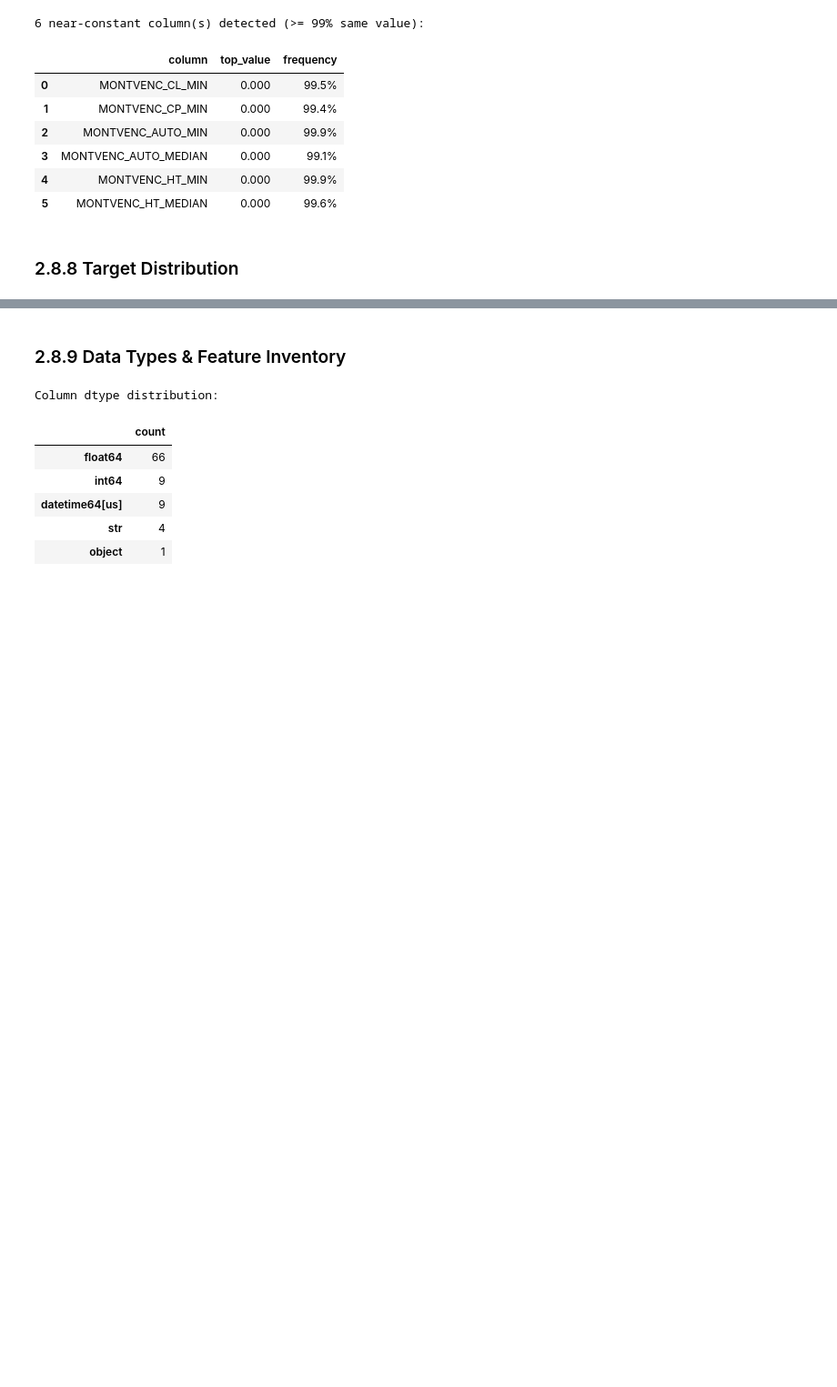
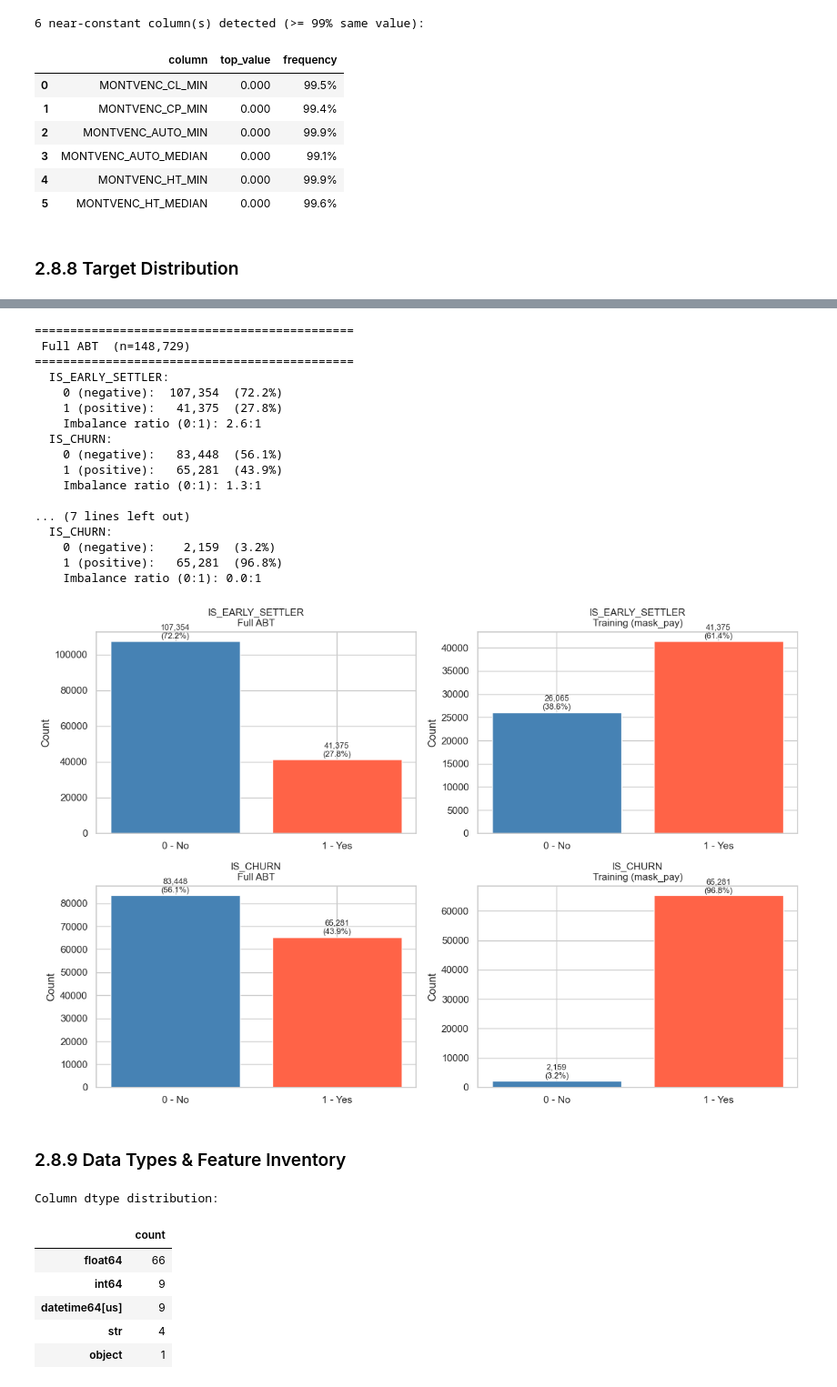
Before and after one commit to RuiSousaFerreiraIMS/Business_Case_BNP, a Jupyter notebook: notebooks/2a)Data_Preparation.ipynb, the cells around one changed output, grey strips where cells are left out. Shown at 91% size. Saved outputs shown, nothing was run; the diff lists cells and outputs as text; code cells hidden in the pictures; blank space fills up the shorter version.

Commit message:
update outputs, reflecting revised churn statistics.

```diff
--- a/notebooks/2a)Data_Preparation.ipynb
+++ b/notebooks/2a)Data_Preparation.ipynb
@@ -962,3 +927,59 @@ IS_CHURN:
+# %%
+assert "IS_EARLY_SETTLER" in abt.columns and "IS_CHURN" in abt.columns
+assert abt["IS_EARLY_SETTLER"].isnull().sum() == 0, "IS_EARLY_SETTLER has nulls!"
+assert abt["IS_CHURN"].isnull().sum() == 0, "IS_CHURN has nulls!"
+
+# mask_pay = customers with at least one settlement event (training population for both models)
+mask_pay = abt[abt[["EVER_SAN", "EVER_SOL", "EVER_RBT"]].eq(1).any(axis=1)]
+
+datasets = {"Full ABT": abt, "Training (mask_pay)": mask_pay}
+
+for label, df in datasets.items():
+    n = len(df)
+    print(f"{'='*45}")
+    print(f" {label}  (n={n:,})")
+    print(f"{'='*45}")
+    for target in ["IS_EARLY_SETTLER", "IS_CHURN"]:
+        n1 = df[target].sum()
+        n0 = n - n1
+        print(f"  {target}:")
+        print(f"    0 (negative): {n0:>8,}  ({n0/n*100:.1f}%)")
+        print(f"    1 (positive): {n1:>8,}  ({n1/n*100:.1f}%)")
+        print(f"    Imbalance ratio (0:1): {n0/n1:.1f}:1")
+    print()
+
+fig, axes = plt.subplots(2, 2, figsize=(12, 8))
+for col, (label, df) in enumerate(datasets.items()):
+    n = len(df)
+    for row, target in enumerate(["IS_EARLY_SETTLER", "IS_CHURN"]):
+        ax = axes[row, col]
+        counts = df[target].value_counts().sort_index()
+        ax.bar(["0 - No", "1 - Yes"], counts.values, color=["steelblue", "tomato"], edgecolor="white")
+        for i, v in enumerate(counts.values):
+            ax.text(i, v + n * 0.003, f"{v:,}\n({v/n*100:.1f}%)", ha="center", va="bottom", fontsize=9)
+        ax.set_title(f"{target}\n{label}", fontsize=11)
+        ax.set_ylabel("Count")
+plt.tight_layout()
+plt.show()
+# %% [output]
+=============================================
+ Full ABT  (n=148,729)
+=============================================
+  IS_EARLY_SETTLER:
+    0 (negative):  107,354  (72.2%)
+    1 (positive):   41,375  (27.8%)
+    Imbalance ratio (0:1): 2.6:1
+  IS_CHURN:
+    0 (negative):   83,448  (56.1%)
+    1 (positive):   65,281  (43.9%)
+    Imbalance ratio (0:1): 1.3:1
+
+... (7 lines left out)
+  IS_CHURN:
+    0 (negative):    2,159  (3.2%)
+    1 (positive):   65,281  (96.8%)
+    Imbalance ratio (0:1): 0.0:1
+[figure, added]
 # %% [markdown]
 ### 2.8.9 Data Types & Feature Inventory
 # %%
```
Also changed, not shown: parts of 3 cells of this notebook.
